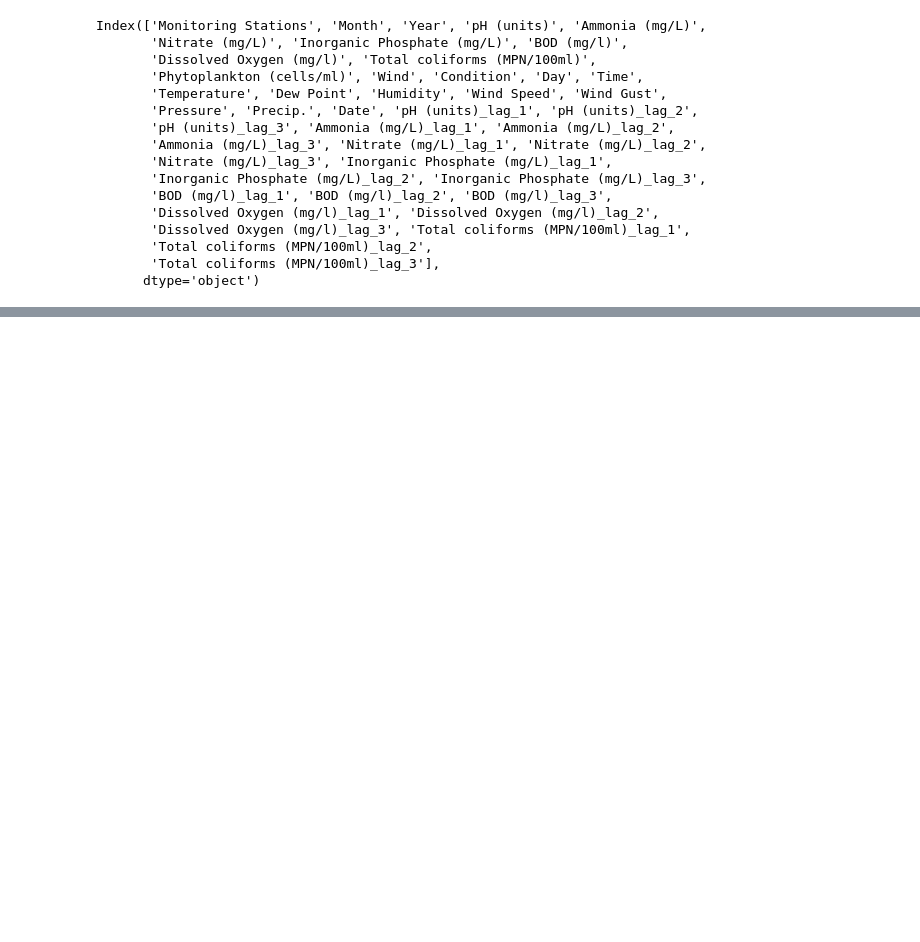
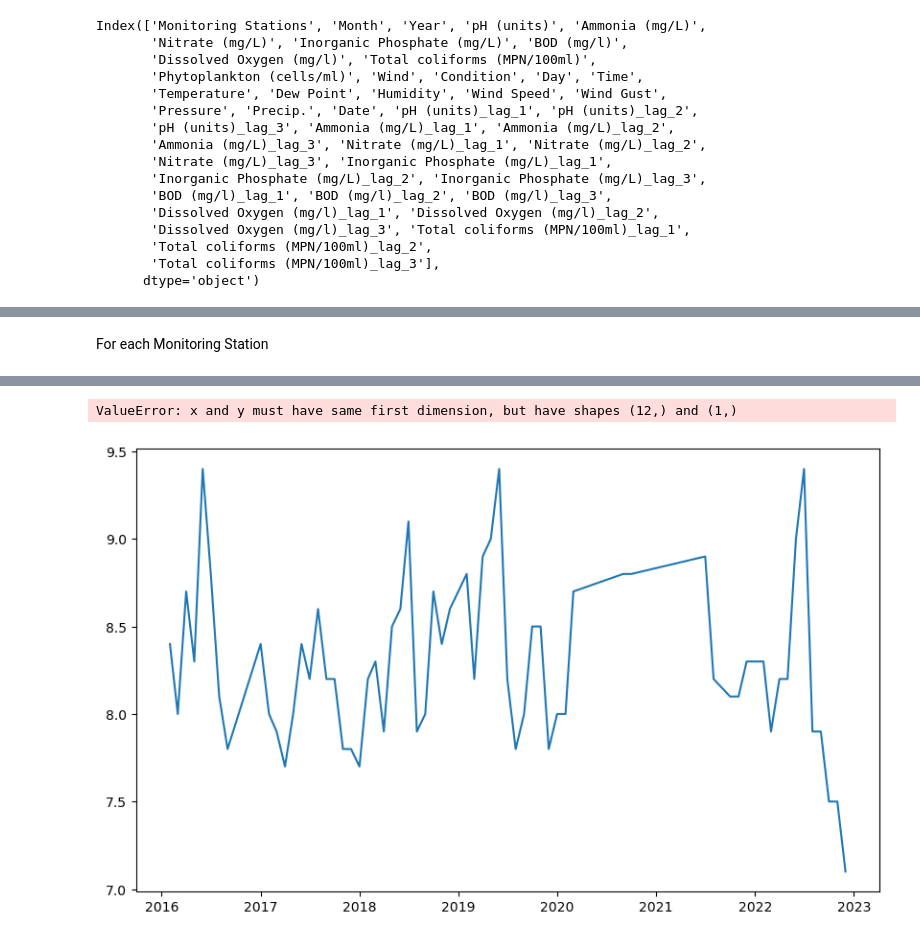
Before and after one commit to Milleys/LLDA-website-ML-integrated-API, a Jupyter notebook: Time Series.ipynb, the cells around one changed output, grey strips where cells are left out. Saved outputs shown, nothing was run; the diff lists cells and outputs as text; code cells hidden in the pictures; blank space fills up the shorter version.

```diff
--- a/Time Series.ipynb
+++ b/Time Series.ipynb
@@ -169,0 +164,78 @@ Name: predicted_mean, dtype: float64
+# %% [markdown]
+For each Monitoring Station
+# %%
+import pandas as pd
+from statsmodels.tsa.statespace.sarimax import SARIMAX
+import matplotlib.pyplot as plt
+
+# Load dataset
+merged_df = pd.read_csv('New_Merged.csv')
+
+# Drop rows with missing values
+merged_df.dropna(inplace=True)
+
+# Ensure there's a Date column for time series forecasting
+# Assuming 'Year' and 'Month' columns exist
+merged_df['Date'] = pd.to_datetime(merged_df[['Year', 'Month']].assign(DAY=1))
+merged_df.set_index('Date', inplace=True)
+
+# Filter data for the specific monitoring station
+station_name = 'Stn. I (Central West Bay)'
+station_data = merged_df[merged_df['Monitoring Stations'] == station_name]
+
+# Define SARIMA parameters
+sarima_order = (1, 1, 1)
+seasonal_order = (1, 1, 1, 12)  # Monthly data with yearly seasonality
+
+# Initialize dictionaries for models and forecasts
+models = {}
+forecasts = {}
+
+# List of parameters to model
+parameters = ['pH (units)', 'Ammonia (mg/L)', 'Nitrate (mg/L)', 'Inorganic Phosphate (mg/L)', 'BOD (mg/l)', 'Dissolved Oxygen (mg/l)', 'Total coliforms (MPN/100ml)']
+
+# Fit SARIMA model and make forecasts
+for parameter in parameters:
+    try:
+        # Check if the parameter exists in the filtered data
+        if parameter in station_data.columns:
+            model = SARIMAX(station_data[parameter], order=sarima_order, seasonal_order=seasonal_order)
+            model_fit = model.fit(disp=False)
+            forecast = model_fit.forecast(steps=1)  # Forecast 12 months ahead
+            models[parameter] = model_fit
+            forecasts[parameter] = forecast
+        else:
+            print(f"Parameter '{parameter}' not found in the data for station '{station_name}'.")
+    except Exception as e:
+        print(f"An error occurred while fitting the model for {parameter}: {e}")
+
+# Print the forecasts
+for parameter, forecast in forecasts.items():
+    print(f"Forecast for {parameter}:")
+    print(forecast)
+
+
+
+# Create a DataFrame to store the forecast results with parameters as columns
+forecast_df = pd.DataFrame([forecasts], columns=parameters)
+
+# Add a column for the forecast date
+forecast_date = station_data.index[-1] + pd.DateOffset(months=1)
+forecast_df['Forecast Date'] = forecast_date
+
+
+print(forecast_df)
+forecast_df.to_csv('forecast_results.csv', index=False)
+# Optionally, plot one of the forecasts
+for parameter in parameters:
+    if parameter in forecasts:
+        plt.figure(figsize=(10, 6))
+        plt.plot(station_data.index, station_data[parameter], label='Historical Data')
+        future_dates = pd.date_range(start=station_data.index[-1] + pd.DateOffset(months=1), periods=12, freq='M')
+        plt.plot(future_dates, forecasts[parameter], label='Forecast', linestyle='--')
+        plt.title(f'Forecast for {parameter}')
+        plt.xlabel('Date')
+        plt.ylabel(parameter)
+        plt.legend()
+        plt.show()
+# %% [output]
@@ -169,0 +259,2 @@ Name: predicted_mean, dtype: float64
+ValueError: x and y must have same first dimension, but have shapes (12,) and (1,)
+[figure, added]
```
Also changed, not shown: parts of 4 cells of this notebook, 21 other files.
